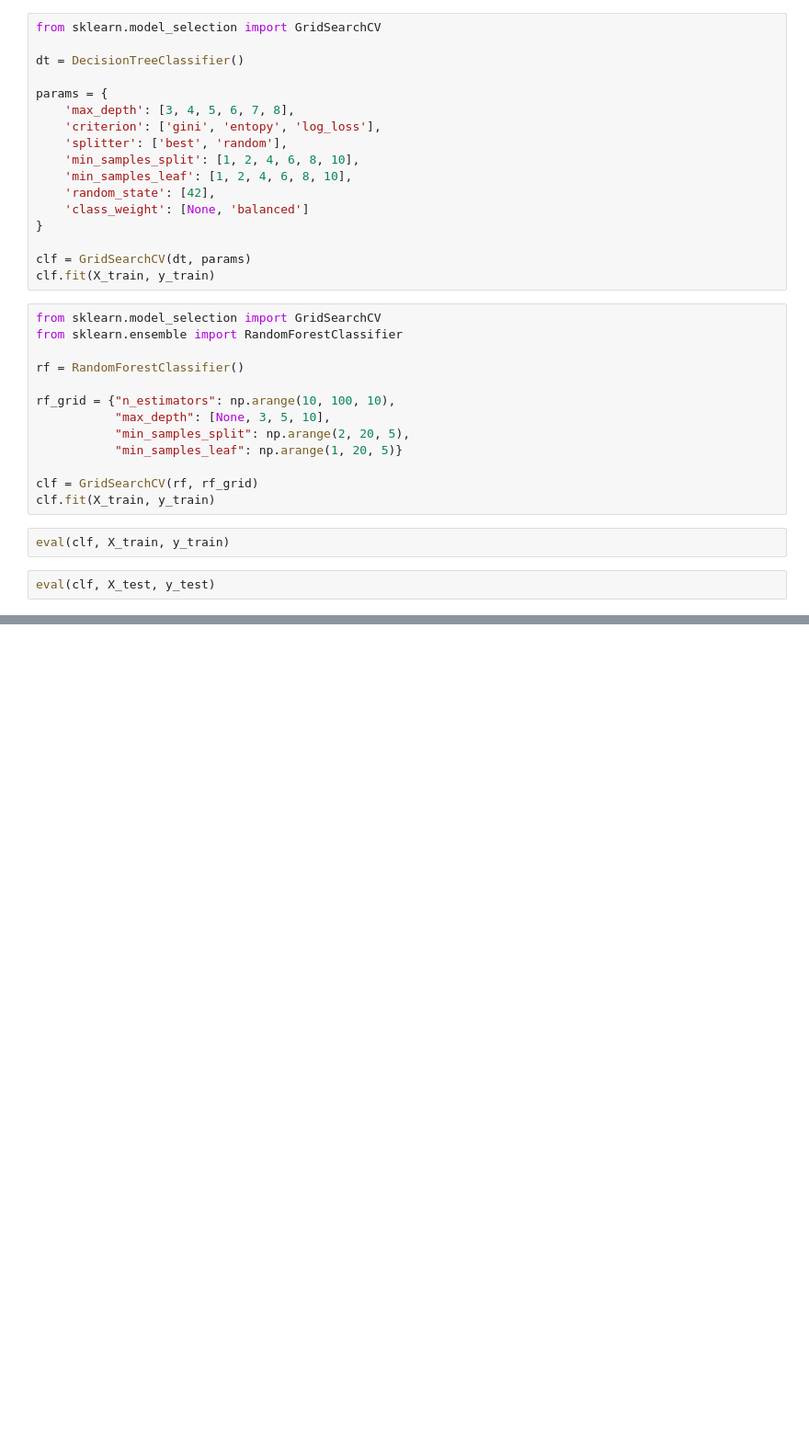
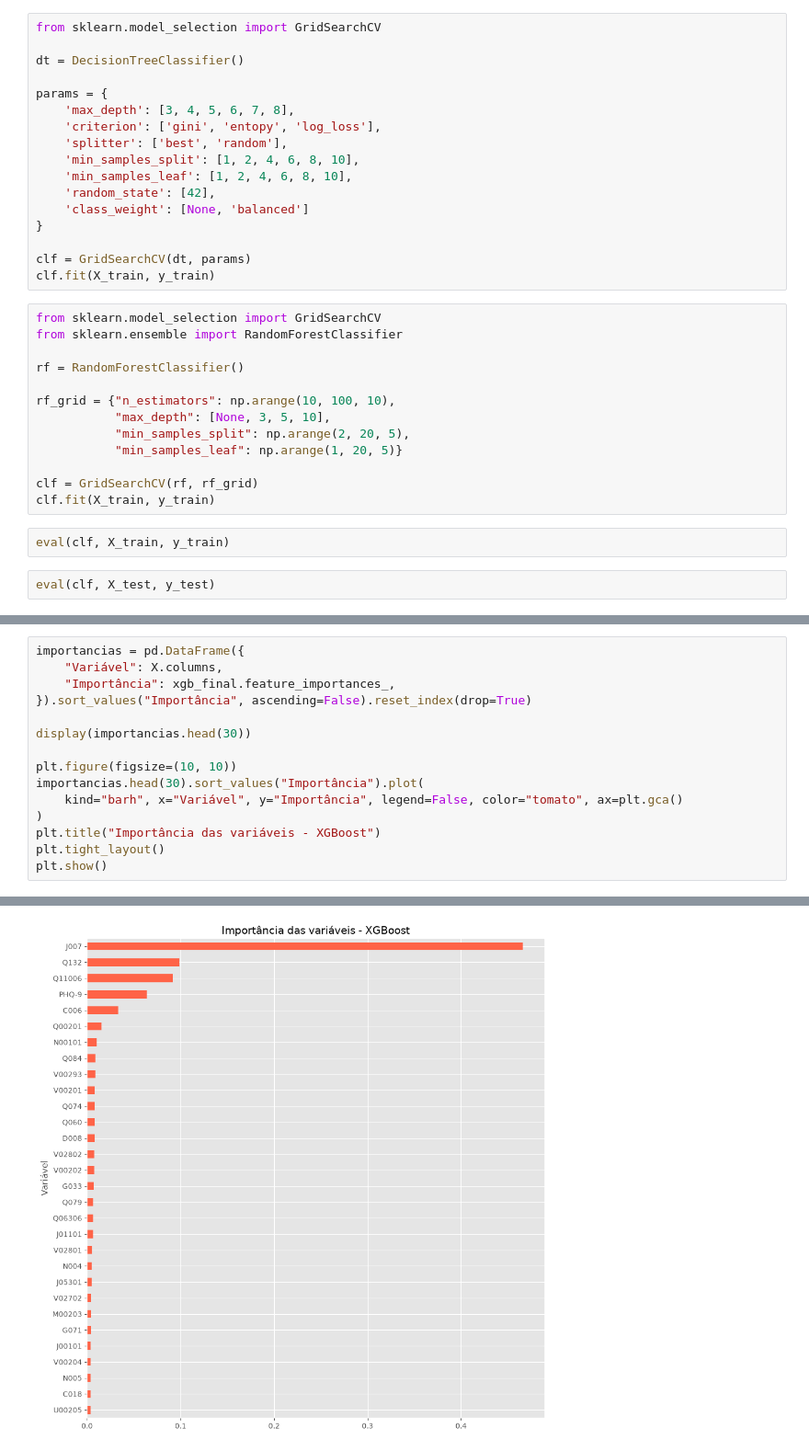
Before and after one commit to toni-cav/Analise_SIICUSP, a Jupyter notebook: exploratorio_depressao_e_sem_depressao.ipynb, the cells around one changed output, grey strips where cells are left out. Shown at 92% size. Cells and saved outputs as stored; diff of their text form; blank space fills up the shorter version.

```diff
--- a/exploratorio_depressao_e_sem_depressao.ipynb
+++ b/exploratorio_depressao_e_sem_depressao.ipynb
@@ -1073,0 +1170,16 @@ eval(clf, X_test, y_test)
+# %%
+importancias = pd.DataFrame({
+    "Variável": X.columns,
+    "Importância": xgb_final.feature_importances_,
+}).sort_values("Importância", ascending=False).reset_index(drop=True)
+
+display(importancias.head(30))
+
+plt.figure(figsize=(10, 10))
+importancias.head(30).sort_values("Importância").plot(
+    kind="barh", x="Variável", y="Importância", legend=False, color="tomato", ax=plt.gca()
+)
+plt.title("Importância das variáveis - XGBoost")
+plt.tight_layout()
+plt.show()
+# %% [output]
@@ -1073,0 +1203 @@ eval(clf, X_test, y_test)
+[figure, added]
```
Also changed, not shown: parts of 12 cells of this notebook.
